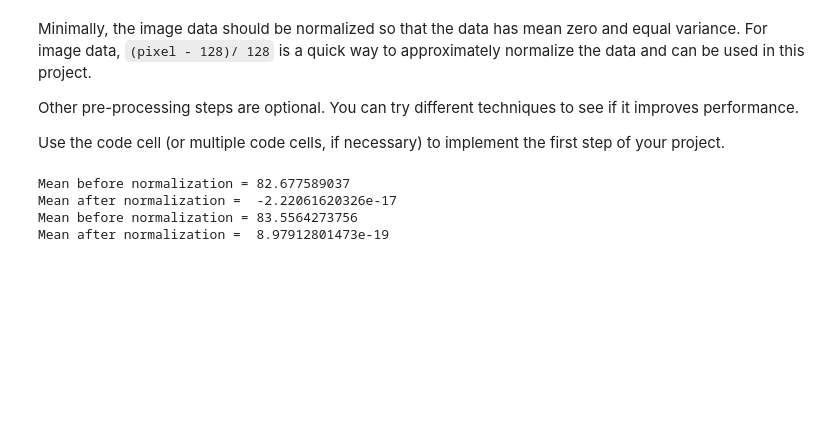
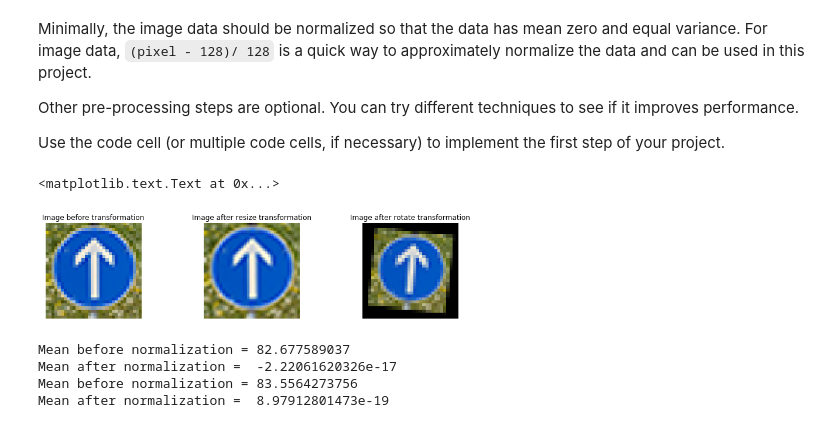
Before and after one commit to matthewsommer/Traffic-Sign-Classifier, a Jupyter notebook: Traffic_Sign_Classifier.ipynb, the cells around one changed output. Cells and saved outputs as stored; diff of their text form; code cells hidden in the pictures; blank space fills up the shorter version.

```diff
--- a/Traffic_Sign_Classifier.ipynb
+++ b/Traffic_Sign_Classifier.ipynb
@@ -209,7 +209,7 @@ def transformImageRandomly(image):
 
 def resizeImage(image):
     rand_float = np.random.uniform(low=0.8, high=1.2, size=1)
-    return cv2.resize(image,None,fx=1.1, fy=1.1, interpolation = cv2.INTER_CUBIC)
+    return cv2.resize(image, None, fx = 2, fy = 2, interpolation = cv2.INTER_CUBIC)
 
 def rotateImageRandomly(image):
     rand_float = np.random.uniform(low=0.8, high=1.2, size=1)
@@ -220,6 +220,25 @@ def rotateImageRandomly(image):
     M = cv2.getRotationMatrix2D(center,angle,scale)
     transformed_image = cv2.warpAffine(image,M,(cols,rows))
     return transformed_image
+# %%
+#Instatiated a figure to display classification ids with their associated image
+fig, axes = plt.subplots(1, 5, figsize=(24, 3), subplot_kw={'xticks': [], 'yticks': []})
+fig.subplots_adjust(hspace=0.3, wspace=0.05)
+
+#Turn off frame for each cell
+np.vectorize(lambda axes:axes.axis('off'))(axes)
+
+axes.flat[0].imshow(X_examples[0])
+axes.flat[0].set_title("Image before transformation")
+
+axes.flat[1].imshow(resizeImage(X_examples[0]))
+axes.flat[1].set_title("Image after resize transformation")
+
+axes.flat[2].imshow(rotateImageRandomly(X_examples[0]))
+axes.flat[2].set_title("Image after rotate transformation")
+# %% [output]
+<matplotlib.text.Text at 0x...>
+[figure, added]
 # %%
 def normalizeImageArray(image_array):
     print("Mean before normalization =",np.mean(image_array))
```
Also changed, not shown: parts of 8 cells of this notebook, 16 other files.
